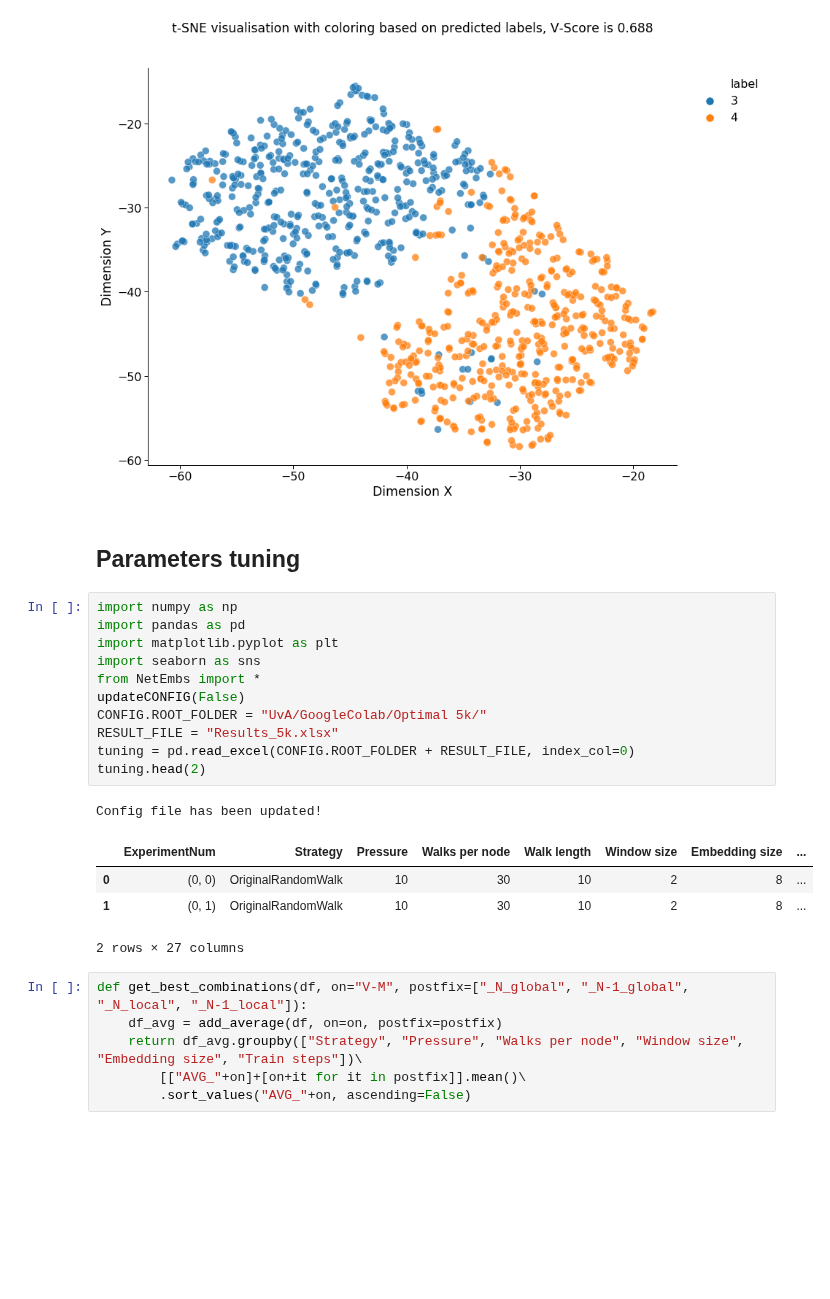
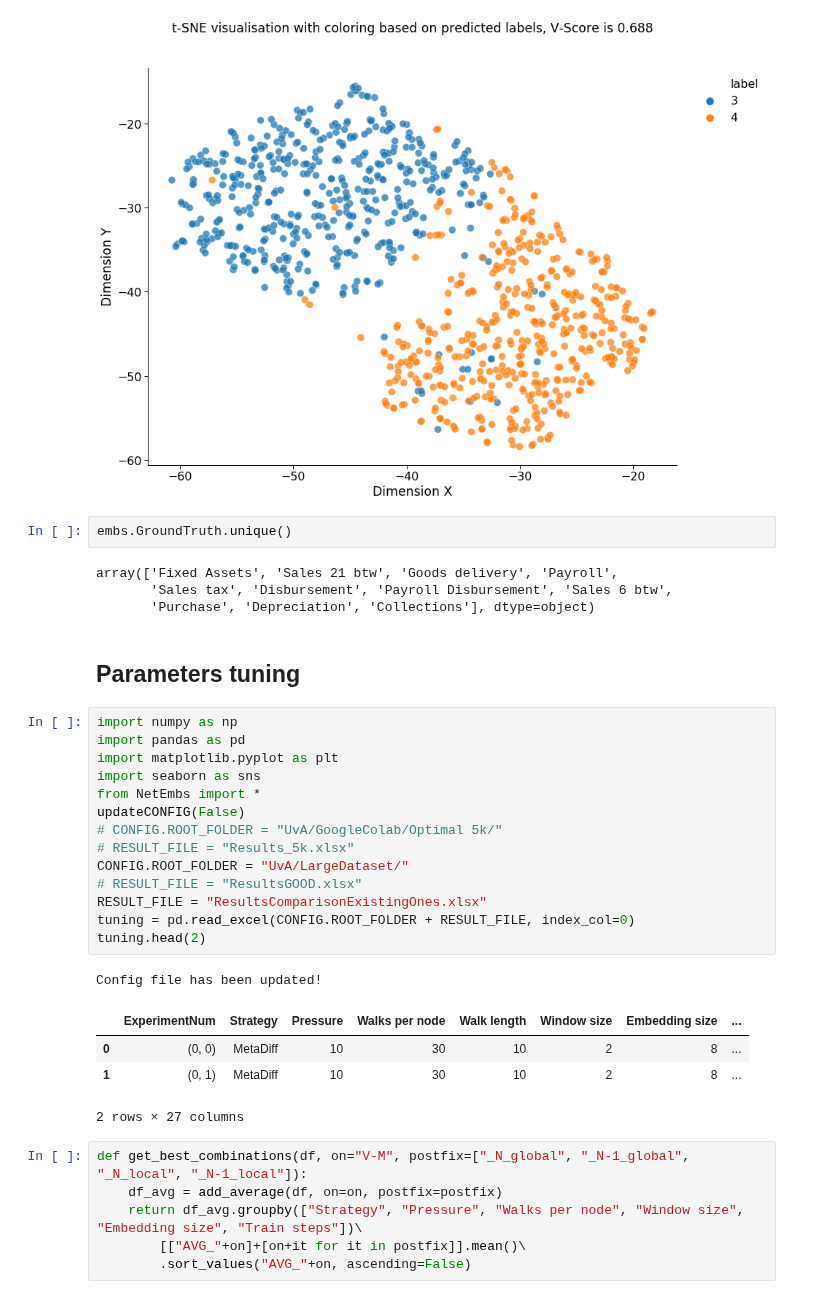
Before and after one commit to AlexWorldD/NetEmbs, a Jupyter notebook: Sensitivity analysis.ipynb, the cells around one changed output. Cells and saved outputs as stored; diff of their text form; blank space fills up the shorter version.

```diff
--- a/Sensitivity analysis.ipynb
+++ b/Sensitivity analysis.ipynb
@@ -144,24 +123,33 @@ all_metrics_local
 plot_tSNE(cl_labs[cl_labs.GroundTruth.isin(local_titles)], "label", title=None, context="paper_full")
 # %% [output]
 [figure]
+# %%
+embs.GroundTruth.unique()
+# %% [output]
+array(['Fixed Assets', 'Sales 21 btw', 'Goods delivery', 'Payroll',
+       'Sales tax', 'Disbursement', 'Payroll Disbursement', 'Sales 6 btw',
+       'Purchase', 'Depreciation', 'Collections'], dtype=object)
 # %% [markdown]
 ## Parameters tuning
 # %%
 import numpy as np
 import pandas as pd
 import matplotlib.pyplot as plt
 import seaborn as sns
 from NetEmbs import *
 updateCONFIG(False)
-CONFIG.ROOT_FOLDER = "UvA/GoogleColab/Optimal 5k/"
-RESULT_FILE = "Results_5k.xlsx"
+# CONFIG.ROOT_FOLDER = "UvA/GoogleColab/Optimal 5k/"
+# RESULT_FILE = "Results_5k.xlsx"
+CONFIG.ROOT_FOLDER = "UvA/LargeDataset/"
+# RESULT_FILE = "ResultsGOOD.xlsx"
+RESULT_FILE = "ResultsComparisonExistingOnes.xlsx"
 tuning = pd.read_excel(CONFIG.ROOT_FOLDER + RESULT_FILE, index_col=0)
 tuning.head(2)
 # %% [output]
 Config file has been updated!
 |  | ExperimentNum | Strategy | Pressure | Walks per node | Walk length | Window size | Embedding size | ... |
-| 0 | (0, 0) | OriginalRandomWalk | 10 | 30 | 10 | 2 | 8 | ... |
-| 1 | (0, 1) | OriginalRandomWalk | 10 | 30 | 10 | 2 | 8 | ... |
+| 0 | (0, 0) | MetaDiff | 10 | 30 | 10 | 2 | 8 | ... |
+| 1 | (0, 1) | MetaDiff | 10 | 30 | 10 | 2 | 8 | ... |
 2 rows × 27 columns
 # %%
 def get_best_combinations(df, on="V-M", postfix=["_N_global", "_N-1_global", "_N_local", "_N-1_local"]):
```
Also changed, not shown: parts of 6 cells of this notebook, 59 other files.
